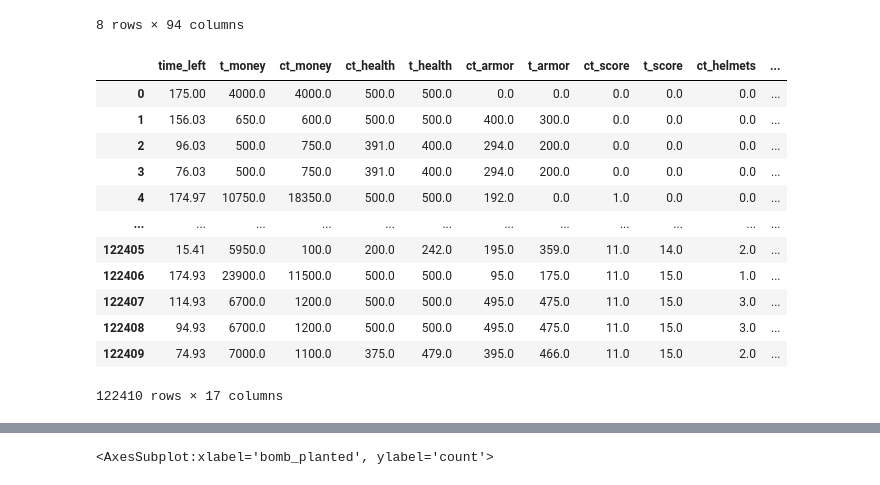
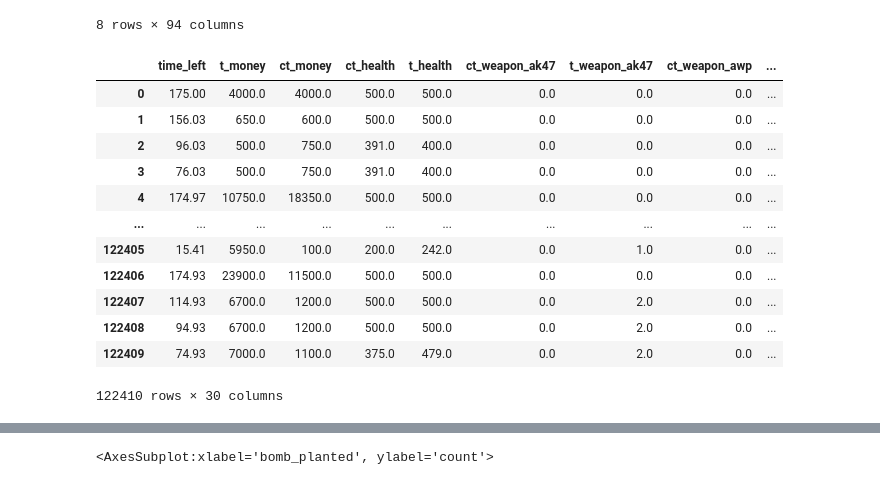
Before and after one commit to brashovyan/neuron-activation, a Jupyter notebook: lab_1.ipynb, the cells around one changed output, grey strips where cells are left out. Saved outputs shown, nothing was run; the diff lists cells and outputs as text; code cells hidden in the pictures.

```diff
--- a/lab_1.ipynb
+++ b/lab_1.ipynb
@@ -77,22 +77,22 @@ dataSet.describe()
 8 rows × 94 columns
 # %%
 # отсавляю только нужны столбцы
-dataSet = dataSet[['time_left', 't_money', 'ct_money', 'ct_health', 't_health', 'ct_armor', 't_armor', 'ct_score', 't_score', 'ct_helmets', 't_helmets', 'bomb_planted', 'map', 'ct_defuse_kits', 'ct_players_alive', 't_players_alive', 'round_winner']]
+dataSet = dataSet[['time_left', 't_money', 'ct_money', 'ct_health', 't_health', 'ct_weapon_ak47', 't_weapon_ak47', 'ct_weapon_awp', 't_weapon_awp', 'ct_weapon_m4a4', 't_weapon_m4a4', 'ct_weapon_m4a1s', 't_weapon_m4a1s', 'ct_weapon_aug', 't_weapon_aug', 'ct_weapon_sg553', 't_weapon_sg553', 'ct_defuse_kits','ct_armor', 't_armor', 'ct_score', 't_score', 'ct_helmets', 't_helmets', 'bomb_planted', 'map', 'ct_defuse_kits', 'ct_players_alive', 't_players_alive', 'round_winner']]
 dataSet
 # %% [output]
-|  | time_left | t_money | ct_money | ct_health | t_health | ct_armor | t_armor | ct_score | t_score | ct_helmets | ... |
-| 0 | 175.00 | 4000.0 | 4000.0 | 500.0 | 500.0 | 0.0 | 0.0 | 0.0 | 0.0 | 0.0 | ... |
-| 1 | 156.03 | 650.0 | 600.0 | 500.0 | 500.0 | 400.0 | 300.0 | 0.0 | 0.0 | 0.0 | ... |
-| 2 | 96.03 | 500.0 | 750.0 | 391.0 | 400.0 | 294.0 | 200.0 | 0.0 | 0.0 | 0.0 | ... |
-| 3 | 76.03 | 500.0 | 750.0 | 391.0 | 400.0 | 294.0 | 200.0 | 0.0 | 0.0 | 0.0 | ... |
-| 4 | 174.97 | 10750.0 | 18350.0 | 500.0 | 500.0 | 192.0 | 0.0 | 1.0 | 0.0 | 0.0 | ... |
-| ... | ... | ... | ... | ... | ... | ... | ... | ... | ... | ... | ... |
-| 122405 | 15.41 | 5950.0 | 100.0 | 200.0 | 242.0 | 195.0 | 359.0 | 11.0 | 14.0 | 2.0 | ... |
-| 122406 | 174.93 | 23900.0 | 11500.0 | 500.0 | 500.0 | 95.0 | 175.0 | 11.0 | 15.0 | 1.0 | ... |
-| 122407 | 114.93 | 6700.0 | 1200.0 | 500.0 | 500.0 | 495.0 | 475.0 | 11.0 | 15.0 | 3.0 | ... |
-| 122408 | 94.93 | 6700.0 | 1200.0 | 500.0 | 500.0 | 495.0 | 475.0 | 11.0 | 15.0 | 3.0 | ... |
-| 122409 | 74.93 | 7000.0 | 1100.0 | 375.0 | 479.0 | 395.0 | 466.0 | 11.0 | 15.0 | 2.0 | ... |
+|  | time_left | t_money | ct_money | ct_health | t_health | ct_weapon_ak47 | t_weapon_ak47 | ct_weapon_awp | ... |
+| 0 | 175.00 | 4000.0 | 4000.0 | 500.0 | 500.0 | 0.0 | 0.0 | 0.0 | ... |
+| 1 | 156.03 | 650.0 | 600.0 | 500.0 | 500.0 | 0.0 | 0.0 | 0.0 | ... |
+| 2 | 96.03 | 500.0 | 750.0 | 391.0 | 400.0 | 0.0 | 0.0 | 0.0 | ... |
+| 3 | 76.03 | 500.0 | 750.0 | 391.0 | 400.0 | 0.0 | 0.0 | 0.0 | ... |
+| 4 | 174.97 | 10750.0 | 18350.0 | 500.0 | 500.0 | 0.0 | 0.0 | 0.0 | ... |
+| ... | ... | ... | ... | ... | ... | ... | ... | ... | ... |
+| 122405 | 15.41 | 5950.0 | 100.0 | 200.0 | 242.0 | 0.0 | 1.0 | 0.0 | ... |
+| 122406 | 174.93 | 23900.0 | 11500.0 | 500.0 | 500.0 | 0.0 | 0.0 | 0.0 | ... |
+| 122407 | 114.93 | 6700.0 | 1200.0 | 500.0 | 500.0 | 0.0 | 2.0 | 0.0 | ... |
+| 122408 | 94.93 | 6700.0 | 1200.0 | 500.0 | 500.0 | 0.0 | 2.0 | 0.0 | ... |
+| 122409 | 74.93 | 7000.0 | 1100.0 | 375.0 | 479.0 | 0.0 | 2.0 | 0.0 | ... |
-122410 rows × 17 columns
+122410 rows × 30 columns
 # %%
 # 122к строк довольно много. Нам столько не нужно.
 # 50к будет вполне достаточно
```
Also changed, not shown: parts of 11 cells of this notebook, 1 other file.
